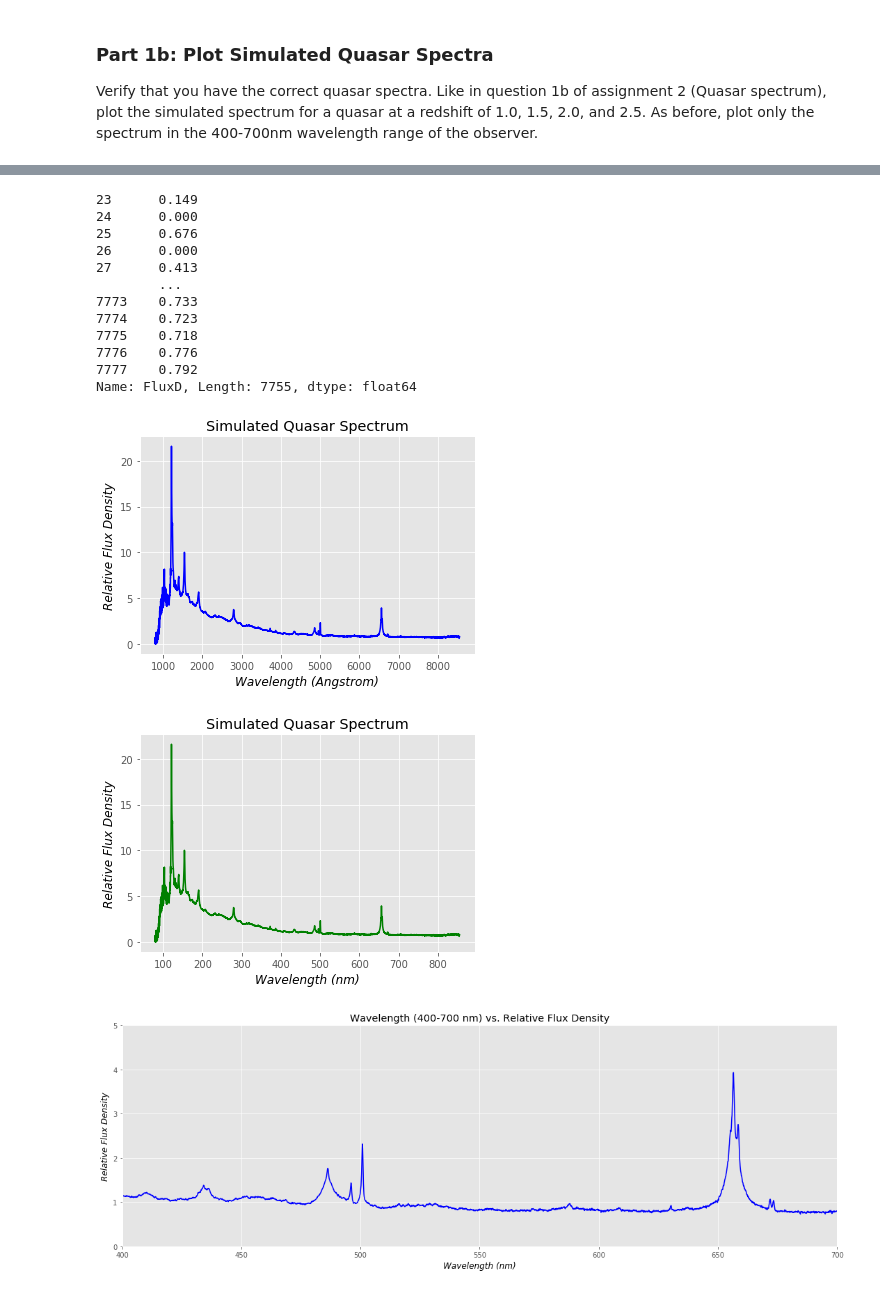
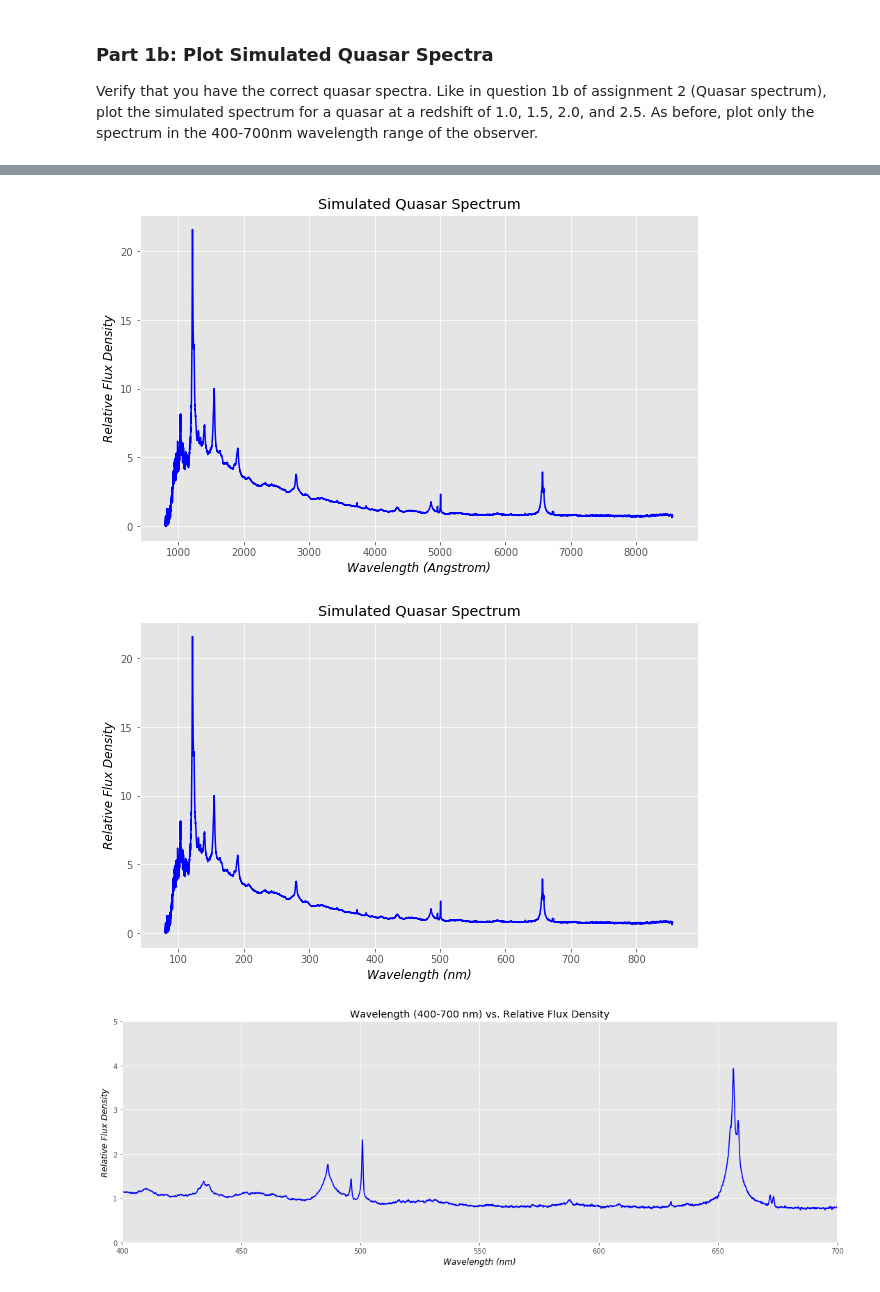
Before and after one commit to abudlong/Astro499, a Jupyter notebook: A499_Winter22_Assignment1.ipynb, the cells around one changed output, grey strips where cells are left out. Cells and saved outputs as stored; diff of their text form; code cells hidden in the pictures.

```diff
--- a/A499_Winter22_Assignment1.ipynb
+++ b/A499_Winter22_Assignment1.ipynb
@@ -148,50 +137,30 @@ data
 # %%
 # Wavelength
-wavelength_or = np.array(subsection['Wave']) * u.Angstrom #convert data['Wave'] into float values, not a string
-#wavelength_m = ((wavelength * 1e-10) * u.m)
+wavelength_or = np.array(subsection['Wave']) * u.Angstrom
 wavelength_nm = (wavelength_or[23:]).to(u.nm)
 
 # Relative Flux Density
 relative_fluxdensity = subsection['FluxD'][23:]
-print(relative_fluxdensity)
-
-# Relative Flux Density Uncertainty
-fluxdensity_undertainty = data['e_FluxD']
-
-#wavelength.to(u.m)
-# %% [output]
-23      0.149
-24      0.000
-25      0.676
-26      0.000
-27      0.413
-        ...
-7773    0.733
-7774    0.723
-7775    0.718
-7776    0.776
-7777    0.792
-Name: FluxD, Length: 7755, dtype: float64
 # %%
+# Plot of Simulated Quasar Spectrum
 plt.style.use('ggplot')
-
-# Plot of Simulated Quasar Spectrum
+fig, ax = plt.subplots(1, 1, figsize = (10,6))
 plt.plot(wavelength_or[23:], relative_fluxdensity,
         color = 'b')
 plt.title('Simulated Quasar Spectrum', color = 'k')
 plt.xlabel('Wavelength (Angstrom)', fontstyle = 'italic', color = 'k')
 plt.ylabel('Relative Flux Density', fontstyle = 'italic', color = 'k');
 # %% [output]
-[figure, old version]
+[figure, new version]
 # %%
 # Plot of Simulated Quasar Spectrum
-
-plt.plot(wavelength_nm, relative_fluxdensity, color = 'g')
+fig, ax = plt.subplots(1, 1, figsize = (10,6))
+plt.plot(wavelength_nm, relative_fluxdensity, color = 'b')
 plt.title('Simulated Quasar Spectrum', color = 'k')
 plt.xlabel('Wavelength (nm)', fontstyle = 'italic', color = 'k')
 plt.ylabel('Relative Flux Density', fontstyle = 'italic', color = 'k');
 # %% [output]
-[figure, old version]
+[figure, new version]
 # %%
 # Plot between 400-700 nm
 fig, ax = plt.subplots(1,1)
```
Also changed, not shown: parts of 14 cells of this notebook.
